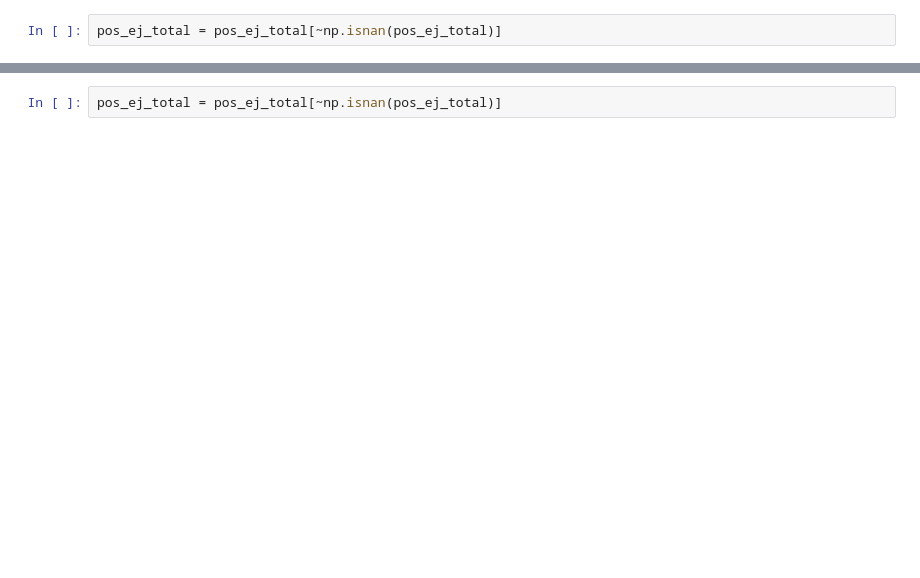
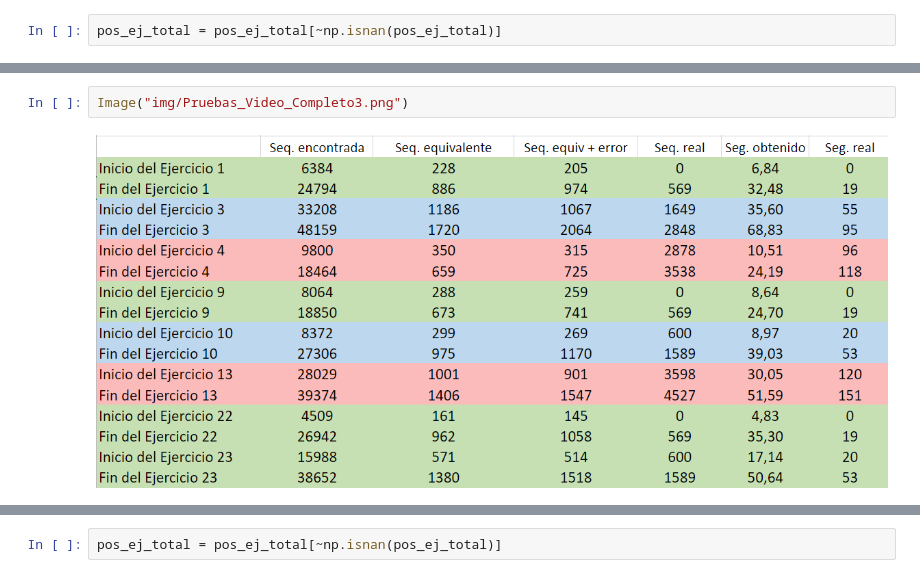
Before and after one commit to lnc1002/TFG-Evaluacion-Ejercicios-Rehabilitacion, a Jupyter notebook: src/pruebas/C10_Resultados_finales.ipynb, the cells around one changed output, grey strips where cells are left out. Cells and saved outputs as stored; diff of their text form; blank space fills up the shorter version.

```diff
--- a/src/pruebas/C10_Resultados_finales.ipynb
+++ b/src/pruebas/C10_Resultados_finales.ipynb
@@ -298,0 +205,4 @@ El Ejercicio 27 finaliza en el frame = 20642
+# %%
+Image("img/Pruebas_Video_Completo3.png")
+# %% [output]
+[figure, added]
```
Also changed, not shown: parts of 38 cells of this notebook, 11 other files.
